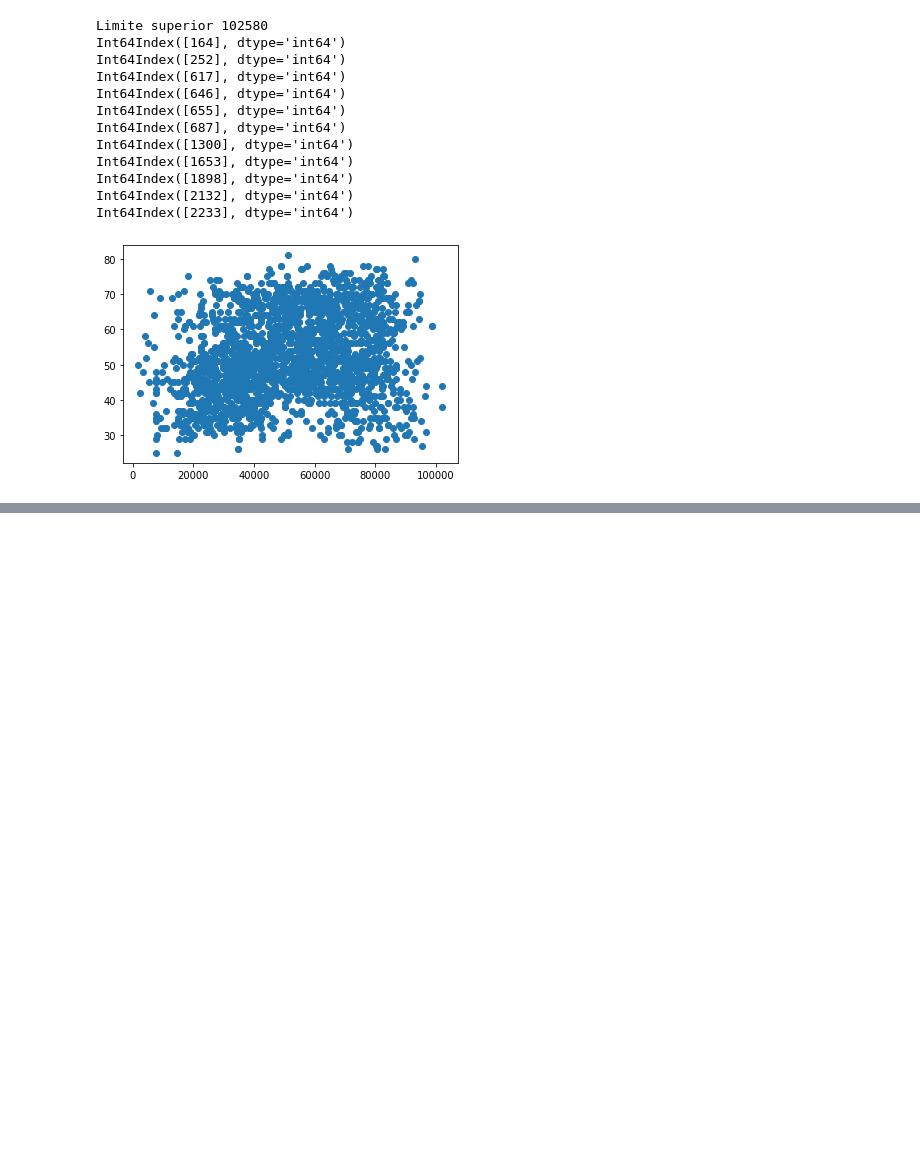
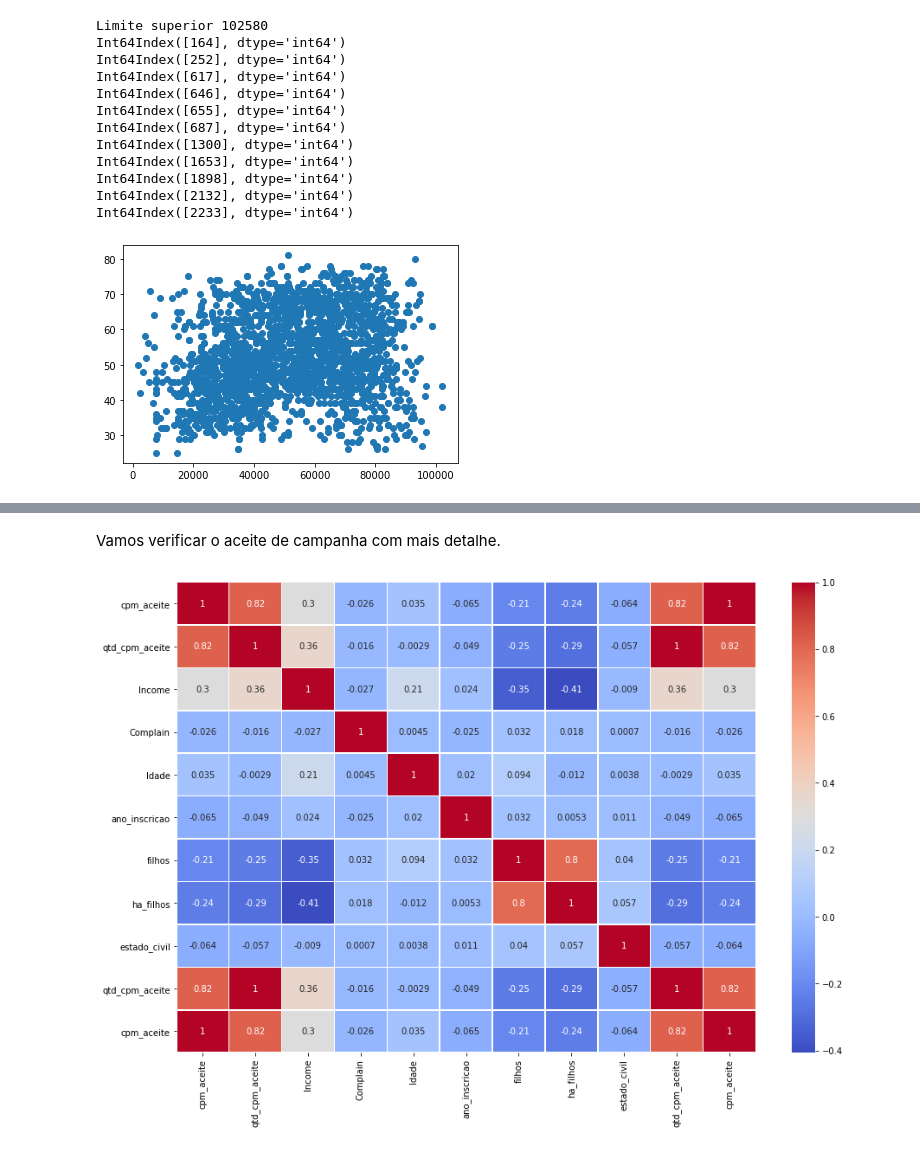
Before and after one commit to adniaristides/ifood-data-business-analyst-test, a Jupyter notebook: Case_CRM_iFood.ipynb, the cells around one changed output, grey strips where cells are left out. Drawn from its saved outputs; the diff is of its cells as text; code cells hidden in the pictures; blank space fills up the shorter version.

```diff
--- a/Case_CRM_iFood.ipynb
+++ b/Case_CRM_iFood.ipynb
@@ -519,0 +598,10 @@ print(r2_score(y_test,y_pred))
+# %% [markdown]
+Vamos verificar o aceite de campanha com mais detalhe.
+# %%
+#Avaliando correlação aceite campanha com dados socio economicos
+df1 = newdf.iloc[:,[17,16,0,10,11,12,13,14,15,16,17]]
+plt.figure(figsize=(15,10))
+sns.heatmap(df1.corr(), annot=True, linewidths=0.5, cmap="coolwarm")
+plt.show()
+# %% [output]
+[figure, added]
```
Also changed, not shown: parts of 93 cells of this notebook.
